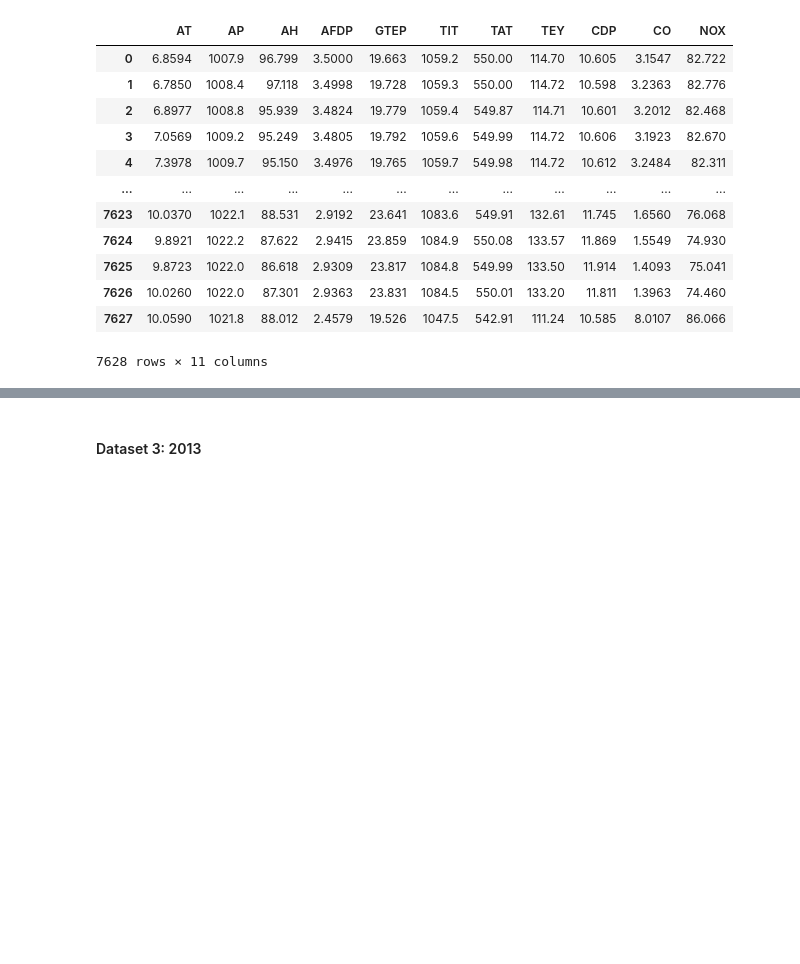
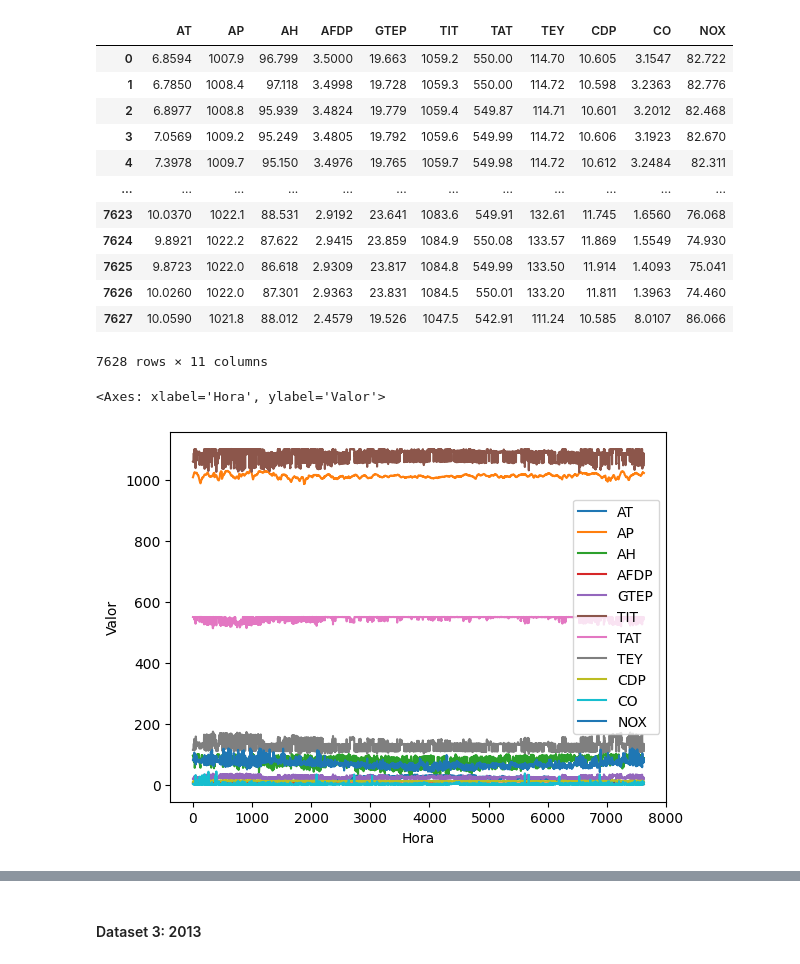
Before and after one commit to CassarGroup/Gas-Turbine_LSTM, a Jupyter notebook: Projeto/ML - Emissão de CO2 - D Cassar.ipynb, the cells around one changed output, grey strips where cells are left out. Cells and saved outputs as stored; diff of their text form; code cells hidden in the pictures; blank space fills up the shorter version.

```diff
--- a/Projeto/ML - Emissão de CO2 - D Cassar.ipynb
+++ b/Projeto/ML - Emissão de CO2 - D Cassar.ipynb
@@ -138,3 +141,8 @@ df_2012
 | 7626 | 10.0260 | 1022.0 | 87.301 | 2.9363 | 23.831 | 1084.5 | 550.01 | 133.20 | 11.811 | 1.3963 | 74.460 |
 | 7627 | 10.0590 | 1021.8 | 88.012 | 2.4579 | 19.526 | 1047.5 | 542.91 | 111.24 | 10.585 | 8.0107 | 86.066 |
 7628 rows × 11 columns
+# %%
+df_2012.plot(xlabel = 'Hora', ylabel = 'Valor')
+# %% [output]
+<Axes: xlabel='Hora', ylabel='Valor'>
+[figure, added]
```
Also changed, not shown: parts of 11 cells of this notebook.
